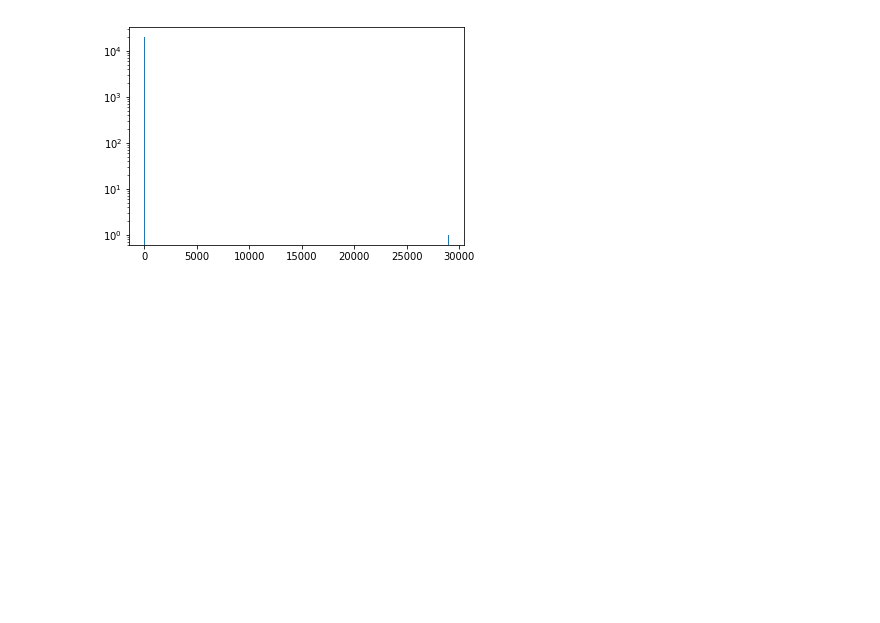
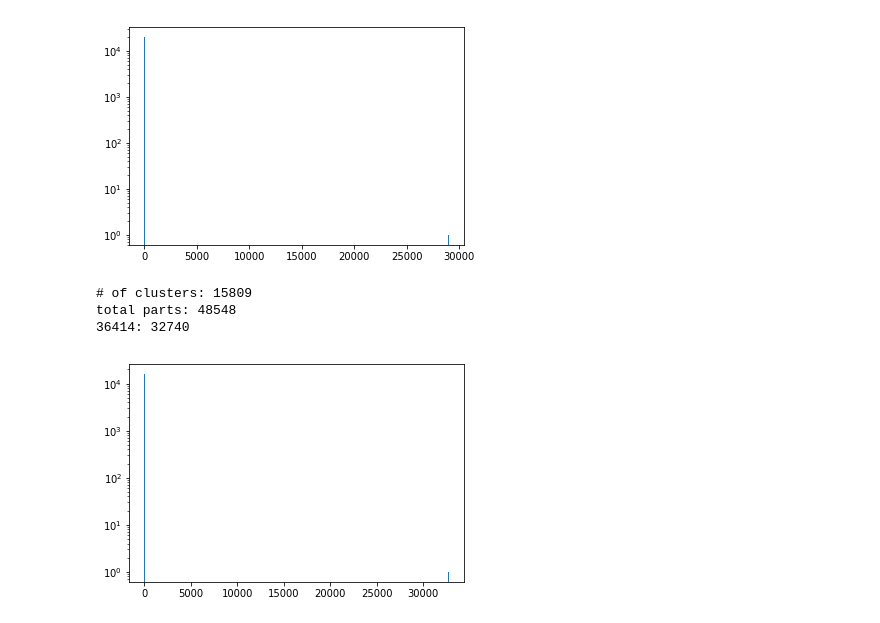
Before and after one commit to SynBioDex/SBOLExplorer, a Jupyter notebook: cluster/analyze_clusters.ipynb, the cells around one changed output. Drawn from its saved outputs; the diff is of its cells as text; code cells hidden in the pictures; blank space fills up the shorter version.

```diff
--- a/cluster/analyze_clusters.ipynb
+++ b/cluster/analyze_clusters.ipynb
@@ -140,3 +142,13 @@ print_cluster_sizes(clusters, 2)
 total parts: 48548
 36414: 28976
 [figure]
+# %%
+f = open('blast_clusters/clusters_500.txt', 'r')
+clusters = parse_clusters(f.read())
+plot_cluster_histogram(clusters, 0)
+print_cluster_sizes(clusters, 2)
+# %% [output]
+# of clusters: 15809
+total parts: 48548
+36414: 32740
+[figure, added]
```
Also changed, not shown: parts of 3 cells of this notebook.
